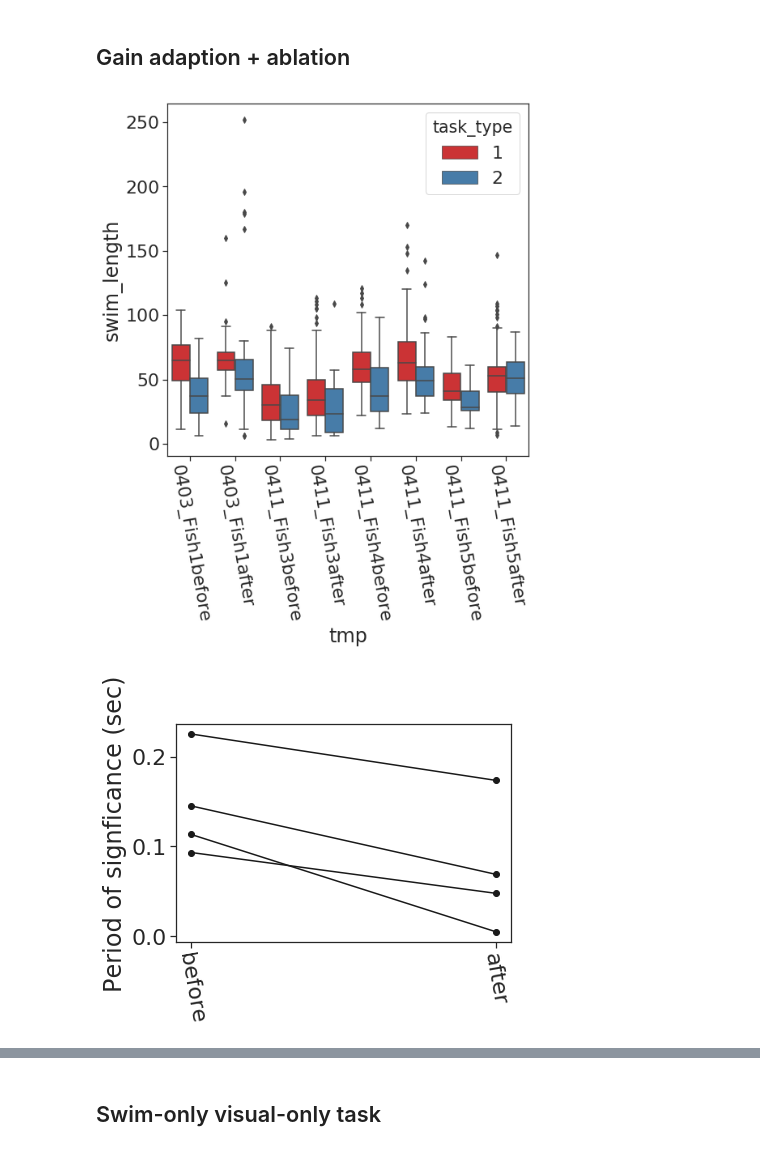
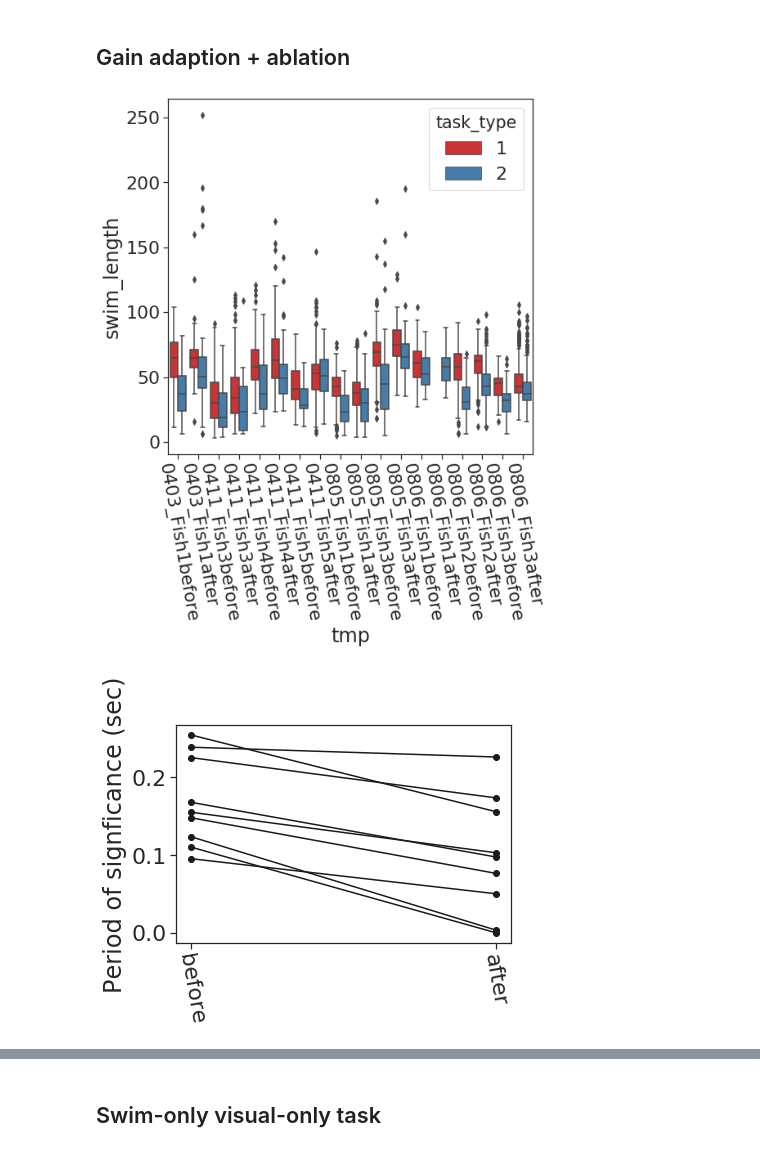
Before and after one commit to zqwei/DRN_voltage_analysis, a Jupyter notebook: Notebooks/behaviors.ipynb, the cells around one changed output, grey strips where cells are left out. Cells and saved outputs as stored; diff of their text form; code cells hidden in the pictures.

Commit message:
update behavioral data check for ablation exp

```diff
--- a/Notebooks/behaviors.ipynb
+++ b/Notebooks/behaviors.ipynb
@@ -112,7 +112,8 @@ for _, row in dat_xls_file.iterrows():
     l_swim = _['l_swim']
     task_period = _['task_period'].astype('int')
     visu = _['visu']
-    p_swim = np.sqrt(r_swim**2 + l_swim**2)
+#     p_swim = np.sqrt(r_swim**2 + l_swim**2)
+    p_swim = r_swim + l_swim
     swim_starts = _['swim_starts']
     swim_ends = _['swim_ends']
     swim_len = swim_ends - swim_starts
@@ -159,7 +160,7 @@ sns.boxplot(x="tmp", y="swim_length", hue="task_type", data=fish_behavior, palet
 plt.xticks(rotation=-80)
 plt.show()
 # %% [output]
-[figure, old version]
+[figure, new version]
 # %%
 vol_file = '../Analysis/depreciated/analysis_sections_ablation_gain.csv'
 dat_xls_file = pd.read_csv(vol_file)
@@ -176,14 +177,19 @@ for _, row in dat_xls_file.iterrows():
 dat_xls_file[valid_list].to_csv('../Analysis/depreciated/analysis_sections_ablation_gain_update.csv')
 # %%
 mean_data = pd.DataFrame(fish_behavior.groupby(['fish_id', 'ablt_id'])['swim_sig', 'swim_power', 'swim_length'].mean()).reset_index()
+valid_list = np.ones(len(mean_data)).astype('bool')
+for _, n_fish in mean_data.iterrows():
+    if sum(mean_data['fish_id']==n_fish['fish_id']) !=2:
+        valid_list[_] = False
+mean_data = mean_data[valid_list]
 before_ = mean_data[mean_data['ablt_id']=='before']['swim_sig'].values*gain_stat_len/300
 after_ = mean_data[mean_data['ablt_id']=='after']['swim_sig'].values*gain_stat_len/300
 plt.plot(['before', 'after'], [before_, after_], '-ok')
 plt.xticks(rotation=-80)
 plt.ylabel('Period of signficance (sec)')
 plt.show()
 # %% [output]
-[figure, old version]
+[figure, new version]
 # %%
 before_ = mean_data[mean_data['ablt_id']=='before']['swim_power'].values
 after_ = mean_data[mean_data['ablt_id']=='after']['swim_power'].values
```
Also changed, not shown: parts of 8 cells of this notebook, 1 other file.
